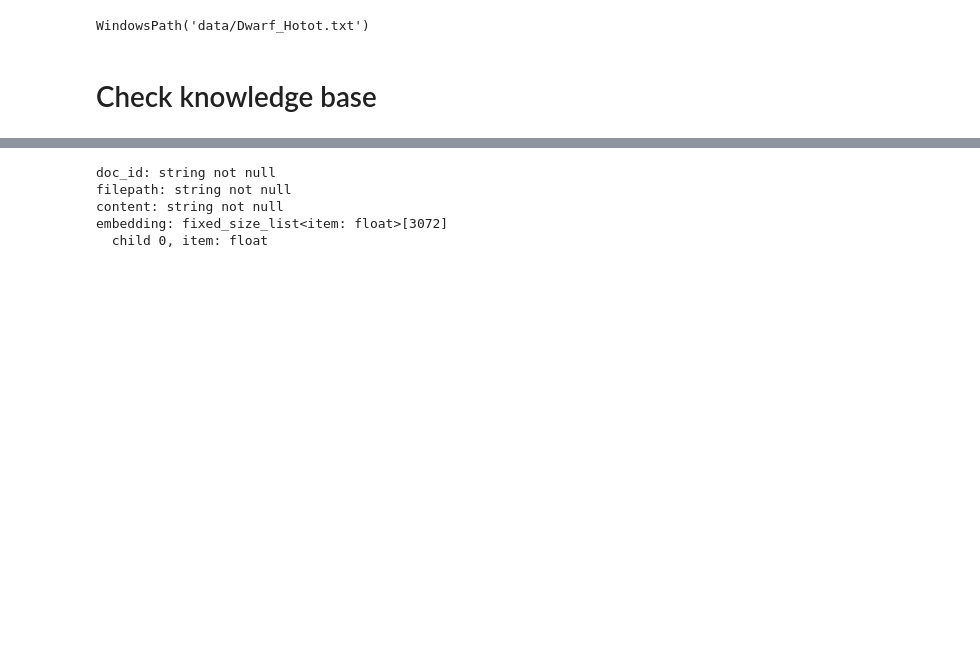
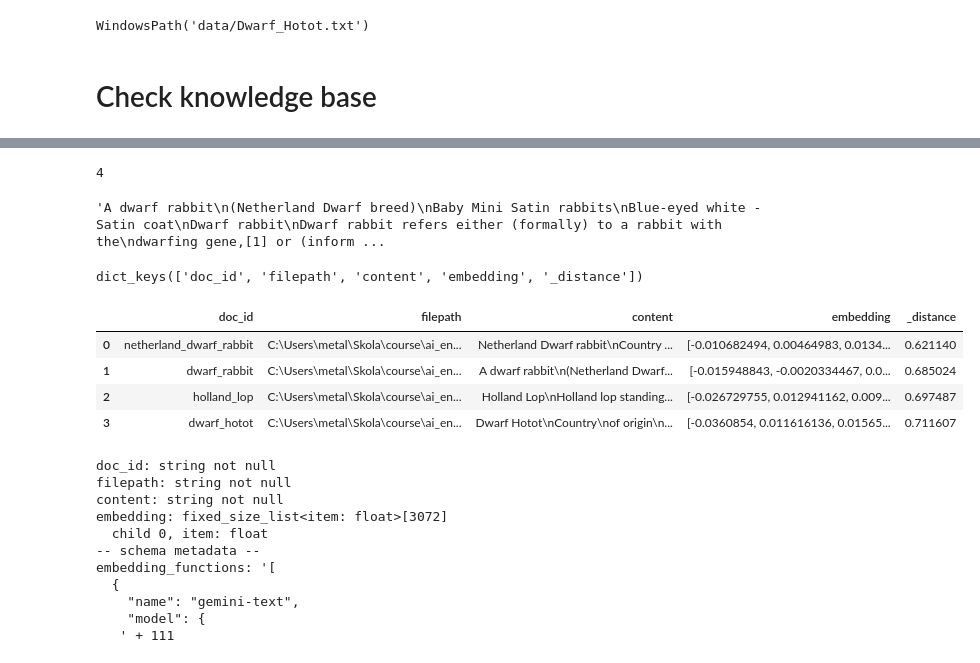
Before and after one commit to StefanLundberg77/ai_engineering_stefan_lundberg, a Jupyter notebook: code-alongs/14_pydantical_rags/explorations.ipynb, the cells around one changed output, grey strips where cells are left out. Drawn from its saved outputs; the diff is of its cells as text; code cells hidden in the pictures; blank space fills up the shorter version.

Commit message:
rabbits fixed

```diff
--- a/code-alongs/14_pydantical_rags/explorations.ipynb
+++ b/code-alongs/14_pydantical_rags/explorations.ipynb
@@ -61,6 +63,6 @@ WindowsPath('data/Dwarf_Hotot.txt')
 import lancedb
 from preprocessing.constants import VECTOR_DB_PATH
 
-db = lancedb.connect(VECTOR_DB_PATH)
-db
+vector_db = lancedb.connect(VECTOR_DB_PATH)
+vector_db.table_names()
 # %% [output]
@@ -80,8 +82,37 @@ RuntimeError: lance error: Invalid user input: Cannot perform full text search u
+# %%
+searched_articles = vector_db["articles"].search("a short rabbit").to_list()#.limit(3)#[0]["content"]
+len(searched_articles)
+# %% [output]
+4
+# %%
+vector_db["articles"].to_pandas().iloc[1]["content"]
+# %% [output]
+'A dwarf rabbit\n(Netherland Dwarf breed)\nBaby Mini Satin rabbits\nBlue-eyed white - Satin coat\nDwarf rabbit\nDwarf rabbit refers either (formally) to a rabbit with the\ndwarfing gene,[1] or (inform ...
+# %%
+# 0 -> document closest to the query
+searched_articles[0].keys()
+# %% [output]
+dict_keys(['doc_id', 'filepath', 'content', 'embedding', '_distance'])
+# %%
+
+vector_db["articles"].search("the diet of a rabbit").to_pandas()
+# %% [output]
+|  | doc_id | filepath | content | embedding | _distance |
+| 0 | netherland_dwarf_rabbit | C:\Users\metal\Skola\course\ai_en... | Netherland Dwarf rabbit\nCountry ... | [-0.010682494, 0.00464983, 0.0134... | 0.621140 |
+| 1 | dwarf_rabbit | C:\Users\metal\Skola\course\ai_en... | A dwarf rabbit\n(Netherland Dwarf... | [-0.015948843, -0.0020334467, 0.0... | 0.685024 |
+| 2 | holland_lop | C:\Users\metal\Skola\course\ai_en... | Holland Lop\nHolland lop standing... | [-0.026729755, 0.012941162, 0.009... | 0.697487 |
+| 3 | dwarf_hotot | C:\Users\metal\Skola\course\ai_en... | Dwarf Hotot\nCountry\nof origin\n... | [-0.0360854, 0.011616136, 0.01565... | 0.711607 |
 # %%
-db["articles"].schema
+vector_db["articles"].schema
 # %% [output]
 doc_id: string not null
 filepath: string not null
 content: string not null
 embedding: fixed_size_list<item: float>[3072]
   child 0, item: float
+-- schema metadata --
+embedding_functions: '[
+  {
+    "name": "gemini-text",
+    "model": {
+   ' + 111
```
Also changed, not shown: parts of 10 cells of this notebook, 30 other files.
